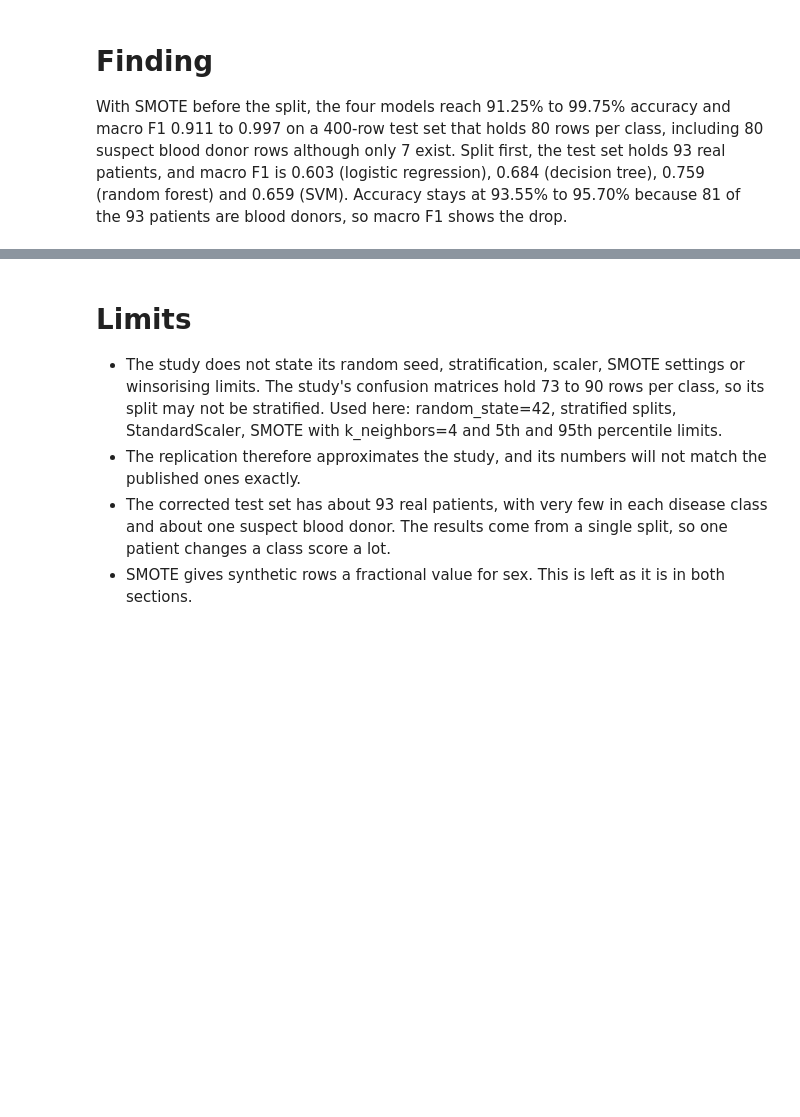
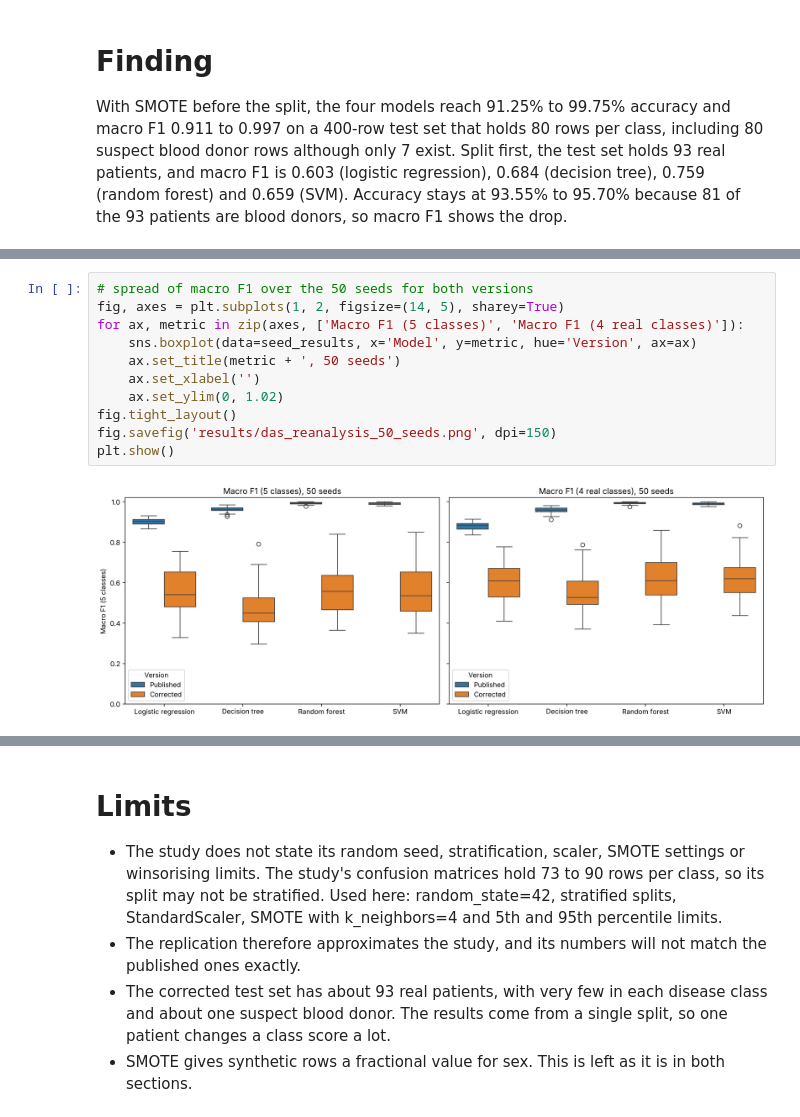
Before and after one commit to omaralhajjaj4-star/hcv-ML-DS-project, a Jupyter notebook: data_leakage.ipynb, the cells around one changed output, grey strips where cells are left out. Saved outputs shown, nothing was run; the diff lists cells and outputs as text; blank space fills up the shorter version.

```diff
--- a/data_leakage.ipynb
+++ b/data_leakage.ipynb
@@ -325,0 +441,13 @@ With SMOTE before the split, the four models reach 91.25% to 99.75% accuracy and
+# %%
+# spread of macro F1 over the 50 seeds for both versions
+fig, axes = plt.subplots(1, 2, figsize=(14, 5), sharey=True)
+for ax, metric in zip(axes, ['Macro F1 (5 classes)', 'Macro F1 (4 real classes)']):
+    sns.boxplot(data=seed_results, x='Model', y=metric, hue='Version', ax=ax)
+    ax.set_title(metric + ', 50 seeds')
+    ax.set_xlabel('')
+    ax.set_ylim(0, 1.02)
+fig.tight_layout()
+fig.savefig('results/das_reanalysis_50_seeds.png', dpi=150)
+plt.show()
+# %% [output]
+[figure, added]
```
Also changed, not shown: parts of 6 cells of this notebook, 4 other files.
